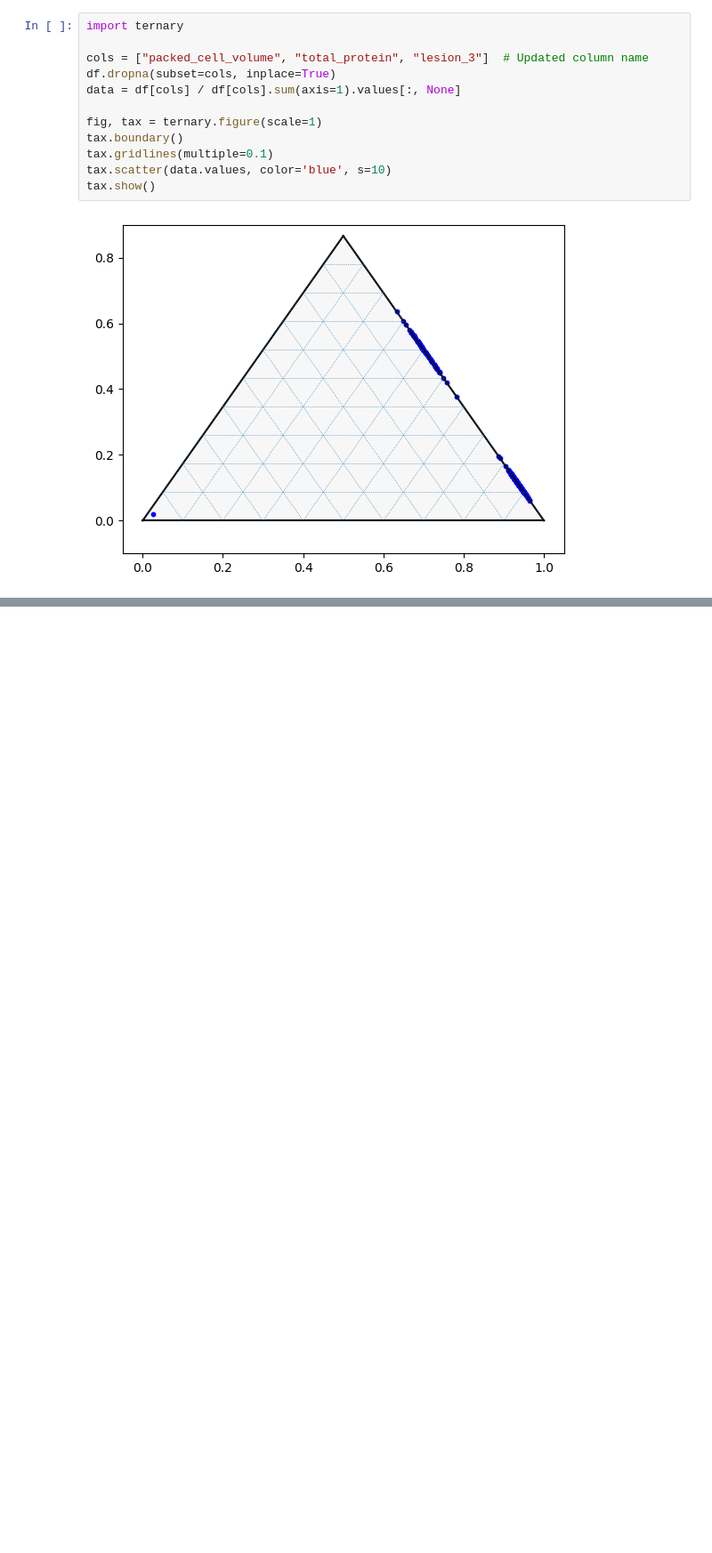
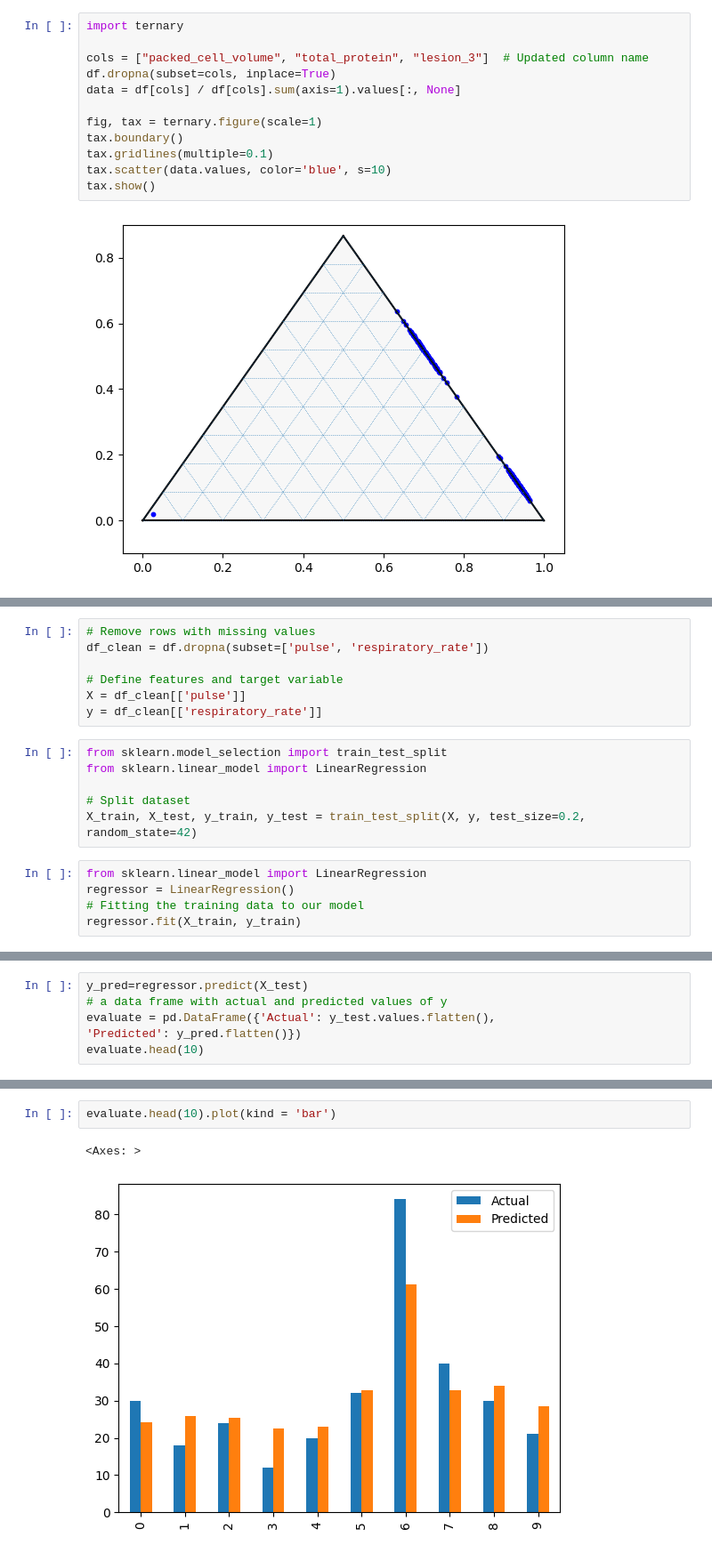
Before and after one commit to namandm/-EDA-21BDS0185, a Jupyter notebook: 21BDS0185.ipynb, the cells around one changed output, grey strips where cells are left out. Shown at 89% size. Saved outputs shown, nothing was run; the diff lists cells and outputs as text; blank space fills up the shorter version.

```diff
--- a/21BDS0185.ipynb
+++ b/21BDS0185.ipynb
@@ -637,0 +697,18 @@ tax.show()
+# %%
+# Remove rows with missing values
+df_clean = df.dropna(subset=['pulse', 'respiratory_rate'])
+
+# Define features and target variable
+X = df_clean[['pulse']]
+y = df_clean[['respiratory_rate']]
+# %%
+from sklearn.model_selection import train_test_split
+from sklearn.linear_model import LinearRegression
+
+# Split dataset
+X_train, X_test, y_train, y_test = train_test_split(X, y, test_size=0.2, random_state=42)
+# %%
+from sklearn.linear_model import LinearRegression
+regressor = LinearRegression()
+# Fitting the training data to our model
+regressor.fit(X_train, y_train)
@@ -637,0 +721,6 @@ tax.show()
+# %%
+y_pred=regressor.predict(X_test)
+# a data frame with actual and predicted values of y
+evaluate = pd.DataFrame({'Actual': y_test.values.flatten(),
+'Predicted': y_pred.flatten()})
+evaluate.head(10)
@@ -637,0 +739,5 @@ tax.show()
+# %%
+evaluate.head(10).plot(kind = 'bar')
+# %% [output]
+<Axes: >
+[figure, added]
```
Also changed, not shown: parts of 12 cells of this notebook.
